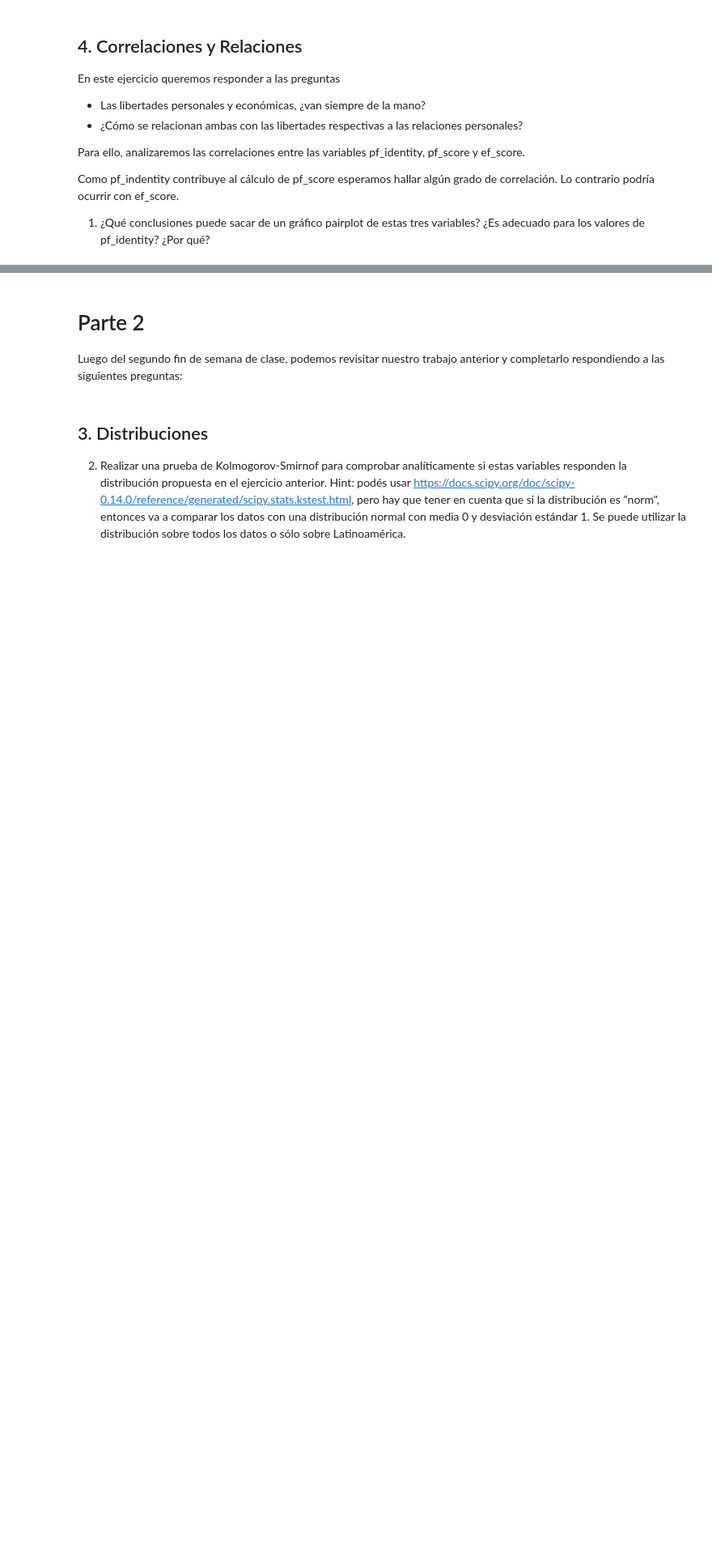
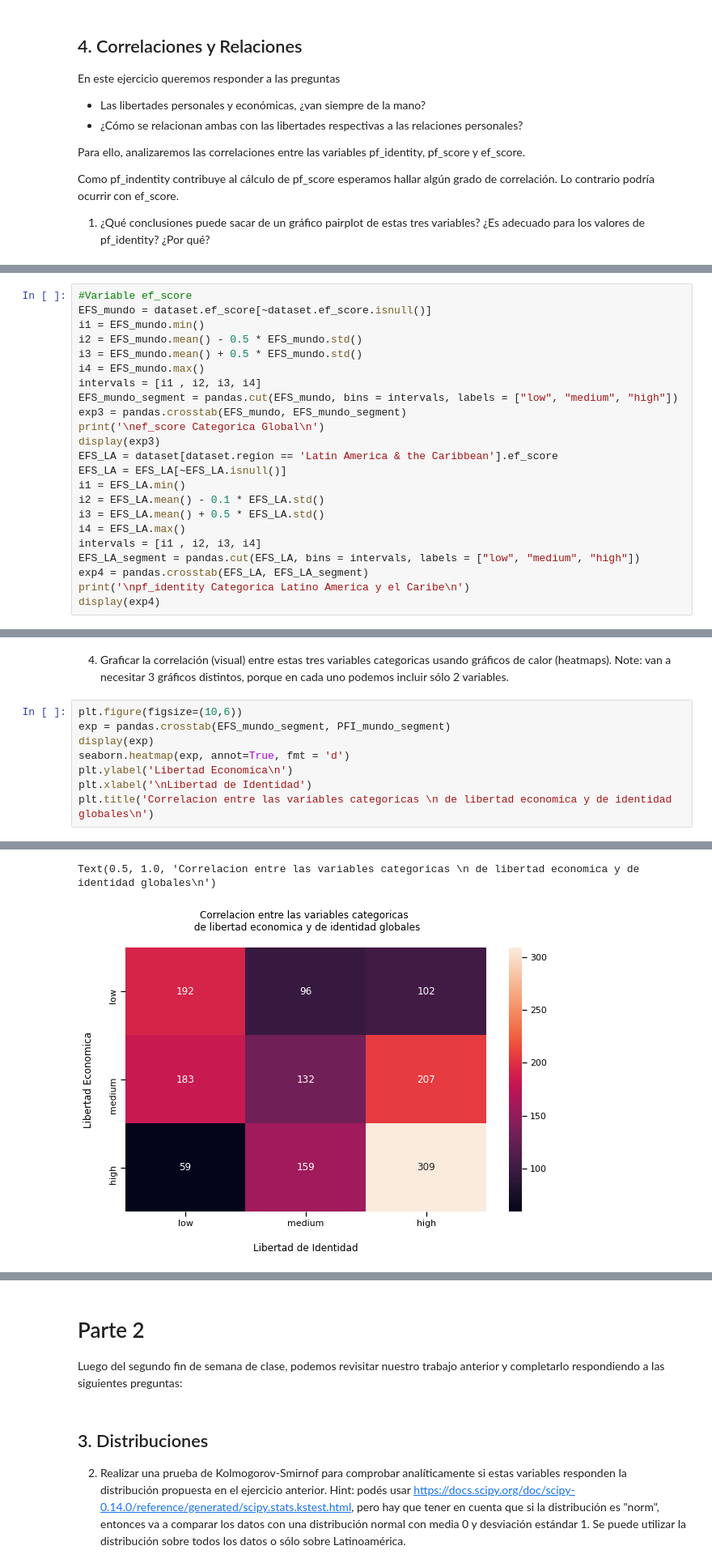
Before and after one commit to mauroeparis/ayvc2g9p1, a Jupyter notebook: practico.ipynb, the cells around one changed output, grey strips where cells are left out. Shown at 81% size. Saved outputs shown, nothing was run; the diff lists cells and outputs as text; blank space fills up the shorter version.

```diff
--- a/practico.ipynb
+++ b/practico.ipynb
@@ -399,0 +522,23 @@ Como pf_indentity contribuye al cálculo de pf_score esperamos hallar algún gra
+# %%
+#Variable ef_score
+EFS_mundo = dataset.ef_score[~dataset.ef_score.isnull()]
+i1 = EFS_mundo.min()
+i2 = EFS_mundo.mean() - 0.5 * EFS_mundo.std()
+i3 = EFS_mundo.mean() + 0.5 * EFS_mundo.std()
+i4 = EFS_mundo.max()
+intervals = [i1 , i2, i3, i4]
+EFS_mundo_segment = pandas.cut(EFS_mundo, bins = intervals, labels = ["low", "medium", "high"])
+exp3 = pandas.crosstab(EFS_mundo, EFS_mundo_segment)
+print('\nef_score Categorica Global\n')
+display(exp3)
+EFS_LA = dataset[dataset.region == 'Latin America & the Caribbean'].ef_score
+EFS_LA = EFS_LA[~EFS_LA.isnull()]
+i1 = EFS_LA.min()
+i2 = EFS_LA.mean() - 0.1 * EFS_LA.std()
+i3 = EFS_LA.mean() + 0.5 * EFS_LA.std()
+i4 = EFS_LA.max()
+intervals = [i1 , i2, i3, i4]
+EFS_LA_segment = pandas.cut(EFS_LA, bins = intervals, labels = ["low", "medium", "high"])
+exp4 = pandas.crosstab(EFS_LA, EFS_LA_segment)
+print('\npf_identity Categorica Latino America y el Caribe\n')
+display(exp4)
@@ -399,0 +594,11 @@ Como pf_indentity contribuye al cálculo de pf_score esperamos hallar algún gra
+# %% [markdown]
+4. Graficar la correlación (visual) entre estas tres variables categoricas usando gráficos de calor (heatmaps). Note: van a necesitar 3 gráficos distintos, porque en cada uno podemos incluir sólo 2 variables.
+# %%
+plt.figure(figsize=(10,6))
+exp = pandas.crosstab(EFS_mundo_segment, PFI_mundo_segment)
+display(exp)
+seaborn.heatmap(exp, annot=True, fmt = 'd')
+plt.ylabel('Libertad Economica\n')
+plt.xlabel('\nLibertad de Identidad')
+plt.title('Correlacion entre las variables categoricas \n de libertad economica y de identidad globales\n')
+# %% [output]
@@ -399,0 +610,2 @@ Como pf_indentity contribuye al cálculo de pf_score esperamos hallar algún gra
+Text(0.5, 1.0, 'Correlacion entre las variables categoricas \n de libertad economica y de identidad globales\n')
+[figure, added]
```
Also changed, not shown: parts of 43 cells of this notebook, 3 other files.
